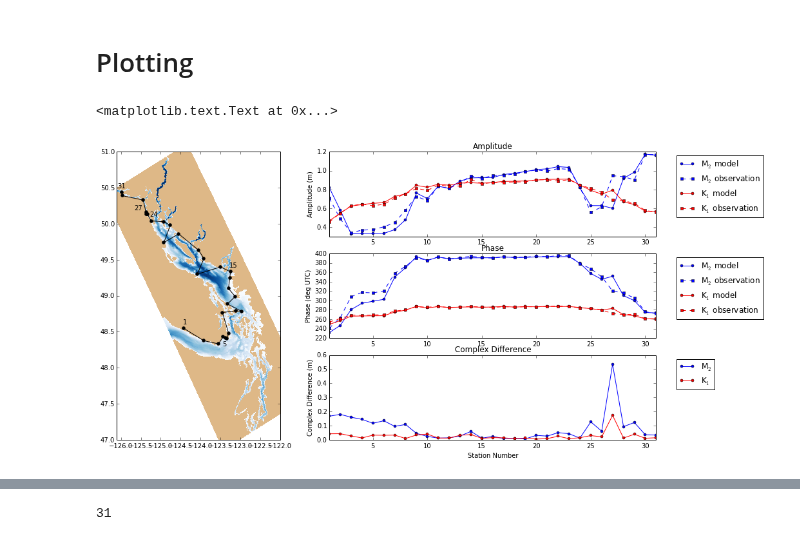
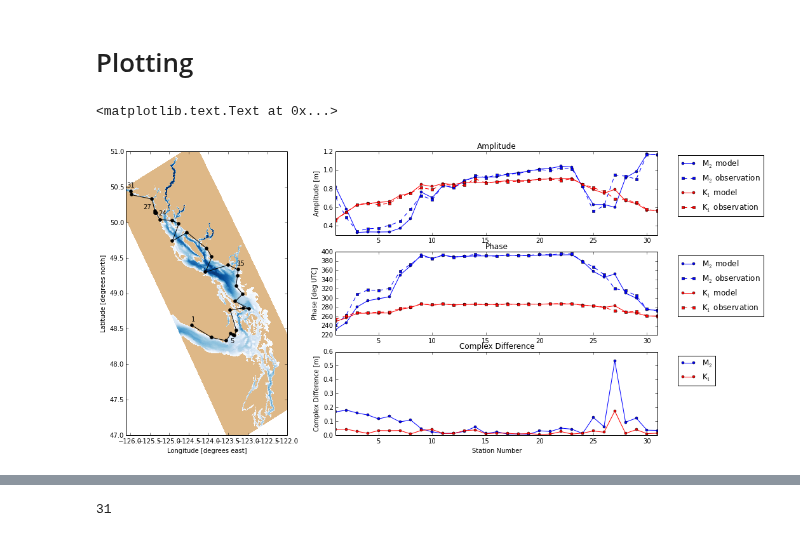
Before and after one commit to SalishSeaCast/storm-surge, a Jupyter notebook: FigureScripts/tides.ipynb, the cells around one changed output, grey strips where cells are left out. Saved outputs shown, nothing was run; the diff lists cells and outputs as text; code cells hidden in the pictures.

```diff
--- a/FigureScripts/tides.ipynb
+++ b/FigureScripts/tides.ipynb
@@ -328,6 +328,8 @@ ax=ax1
 ax.pcolormesh(X,Y,bathy,cmap=cmap)# replace with harmonic ampltitude
 ax.plot(stn_lon,stn_lat,'-ok',markersize=5)
 ax.axis([-126.1,-122,47,51])
+ax.set_xlabel('Longitude [degrees east]')
+ax.set_ylabel('Latitude [degrees north]')
 
 for stn in [0,4,14,23,26,30]:
     location = stations_obs[stn]
@@ -352,37 +354,37 @@ ax=ax2
 lvec=(np.arange(numsta)+1)
 ax.plot(lvec,M2_amp, '-bo', label = 'M$_2$ model',ms=ms)
 ax.plot(lvec,M2_amp_obs, '--bs', label = 'M$_2$ observation',ms=ms)
 ax.plot(lvec,K1_amp, '-ro', label = 'K$_1$ model',ms=ms)
 ax.plot(lvec,K1_amp_obs, '--rs', label = 'K$_1$ observation',ms=ms)
 ax.set_title('Amplitude')
 ax.set_xlim([1,31])
 ax.legend( loc=2,bbox_to_anchor=(1.05, 1) )
-ax.set_ylabel('Amplitude (m)')
+ax.set_ylabel('Amplitude [m]')
 
 ax=ax3
 pha_uw = 180./np.pi * np.unwrap(np.array(M2_pha)*np.pi/180.)
 ax.plot(lvec,pha_uw, '-bo', label = 'M$_2$ model',ms=ms)
 pha_uw = 180./np.pi * np.unwrap(np.array(M2_pha_obs)*np.pi/180.)
 ax.plot(lvec,pha_uw, '--bs', label = 'M$_2$ observation',ms=ms)
 pha_uw = 180./np.pi * np.unwrap(np.array(K1_pha)*np.pi/180.)
 ax.plot(lvec,pha_uw, '-ro', label = 'K$_1$ model',ms=ms)
 ax.plot(lvec,K1_pha_obs, '--rs', label = 'K$_1$ observation',ms=ms)
 ax.set_title('Phase')
 ax.set_xlim([1,31])
 ax.legend(loc=2, bbox_to_anchor=(1.05, 1) )
-ax.set_ylabel('Phase (deg UTC)')
+ax.set_ylabel('Phase [deg UTC]')
 
 ax=ax4
 ax.plot(lvec,D_M2, '-bo', label = 'M$_2$',ms=ms)
 ax.plot(lvec,D_K1, '-ro', label = 'K$_1$',ms=ms)
 ax.set_xlim([1,31])
 ax.legend( loc=2 ,bbox_to_anchor=(1.05, 1))
 ax.set_xlabel('Station Number')
-ax.set_ylabel('Complex Difference (m)')
+ax.set_ylabel('Complex Difference [m]')
 ax.set_title('Complex Difference')
 # %% [output]
 <matplotlib.text.Text at 0x...>
-[figure, old version]
+[figure, new version]
 # %%
 print lvec
 # %% [output]
```
Also changed, not shown: parts of 1 cell of this notebook.
